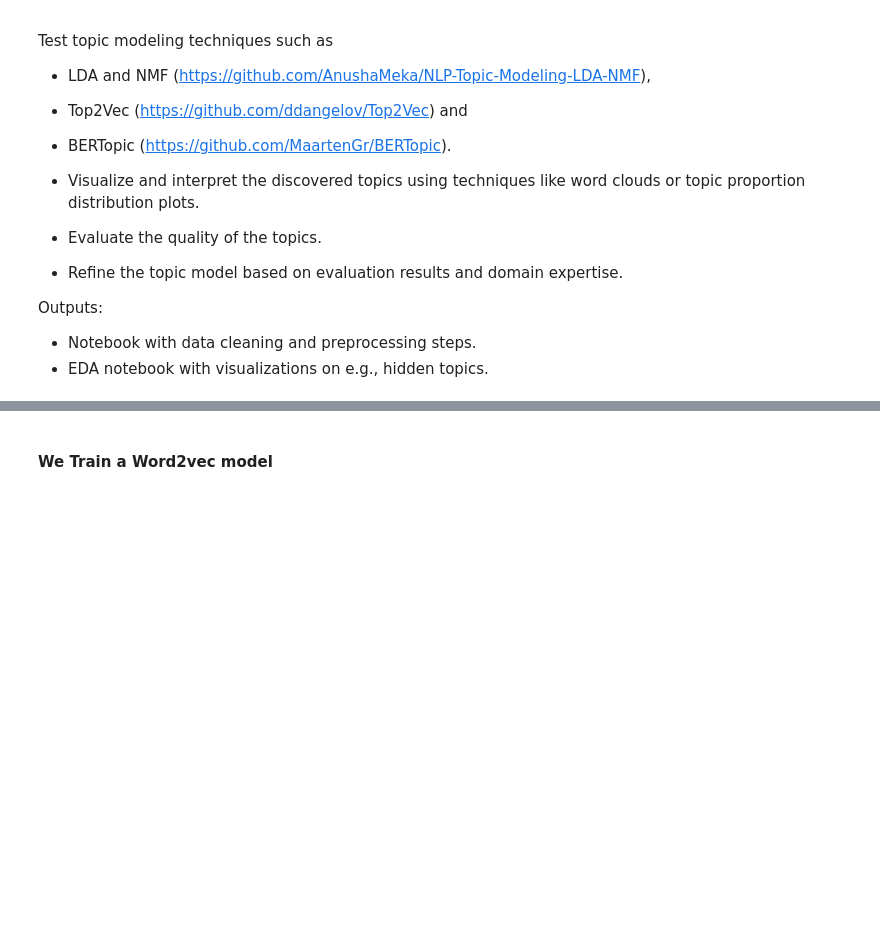
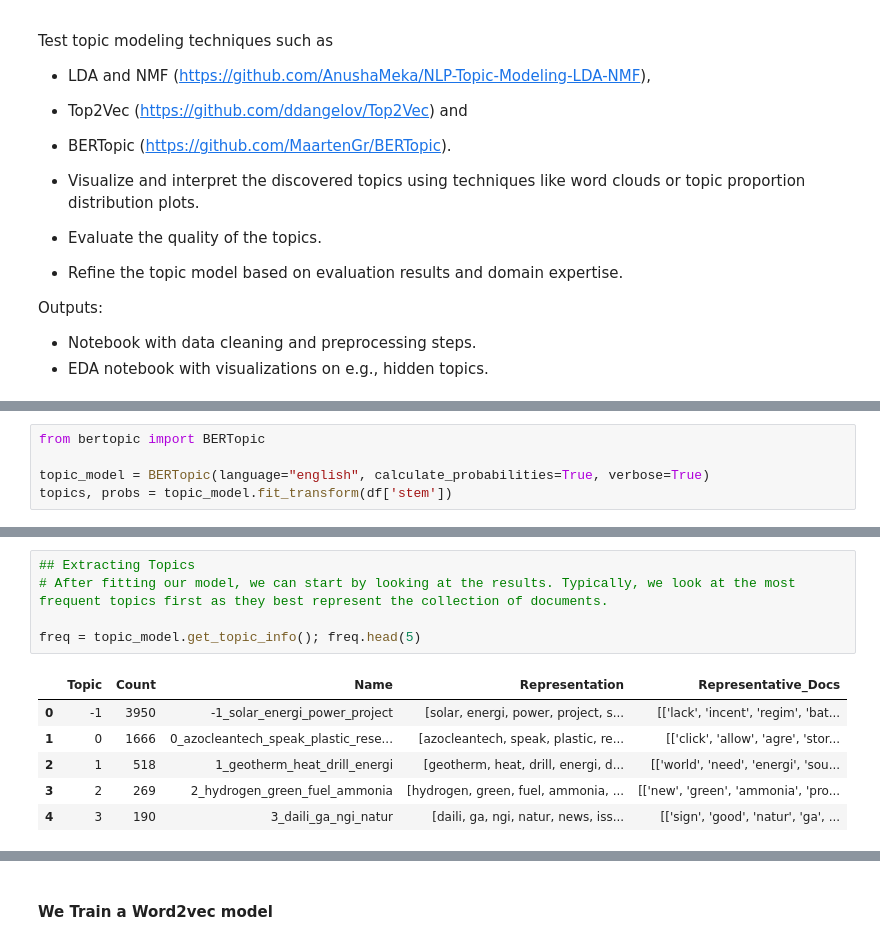
Before and after one commit to xuexi21/CTA, a Jupyter notebook: CTA_GROUP_WORK.ipynb, the cells around one changed output, grey strips where cells are left out. Drawn from its saved outputs; the diff is of its cells as text; blank space fills up the shorter version.

```diff
--- a/CTA_GROUP_WORK.ipynb
+++ b/CTA_GROUP_WORK.ipynb
@@ -556,0 +673,5 @@ Outputs:
+# %%
+from bertopic import BERTopic
+
+topic_model = BERTopic(language="english", calculate_probabilities=True, verbose=True)
+topics, probs = topic_model.fit_transform(df['stem'])
@@ -556,0 +700,12 @@ Outputs:
+# %%
+## Extracting Topics
+# After fitting our model, we can start by looking at the results. Typically, we look at the most frequent topics first as they best represent the collection of documents.
+
+freq = topic_model.get_topic_info(); freq.head(5)
+# %% [output]
+|  | Topic | Count | Name | Representation | Representative_Docs |
+| 0 | -1 | 3950 | -1_solar_energi_power_project | [solar, energi, power, project, s... | [['lack', 'incent', 'regim', 'bat... |
+| 1 | 0 | 1666 | 0_azocleantech_speak_plastic_rese... | [azocleantech, speak, plastic, re... | [['click', 'allow', 'agre', 'stor... |
+| 2 | 1 | 518 | 1_geotherm_heat_drill_energi | [geotherm, heat, drill, energi, d... | [['world', 'need', 'energi', 'sou... |
+| 3 | 2 | 269 | 2_hydrogen_green_fuel_ammonia | [hydrogen, green, fuel, ammonia, ... | [['new', 'green', 'ammonia', 'pro... |
+| 4 | 3 | 190 | 3_daili_ga_ngi_natur | [daili, ga, ngi, natur, news, iss... | [['sign', 'good', 'natur', 'ga', ... |
```
Also changed, not shown: parts of 21 cells of this notebook.
